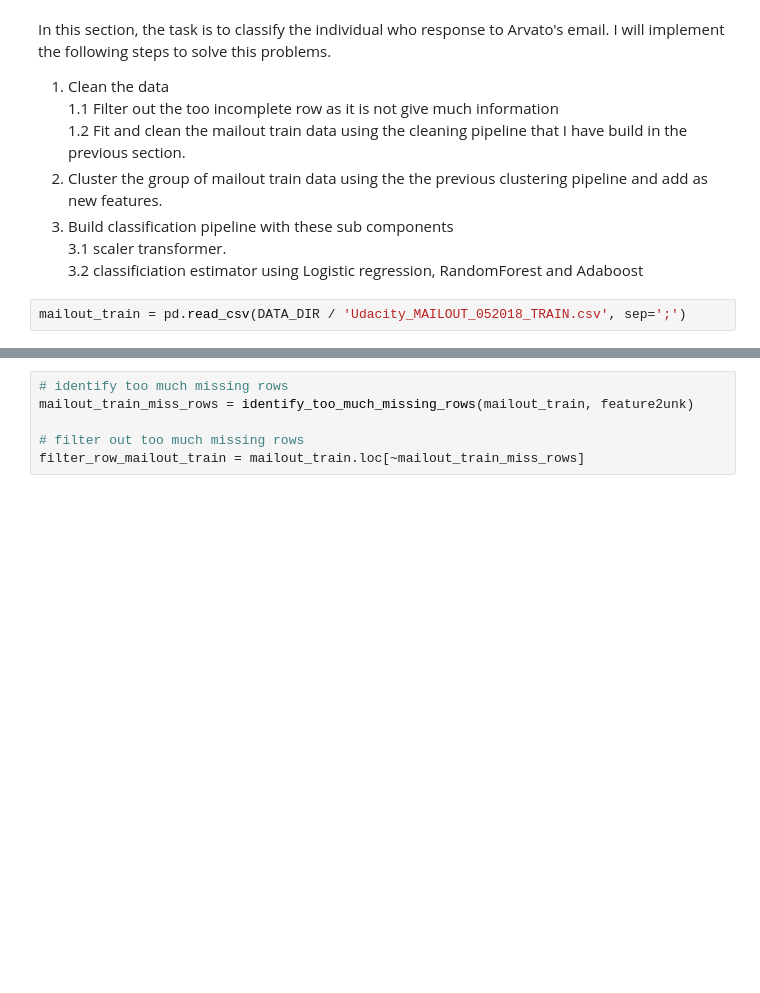
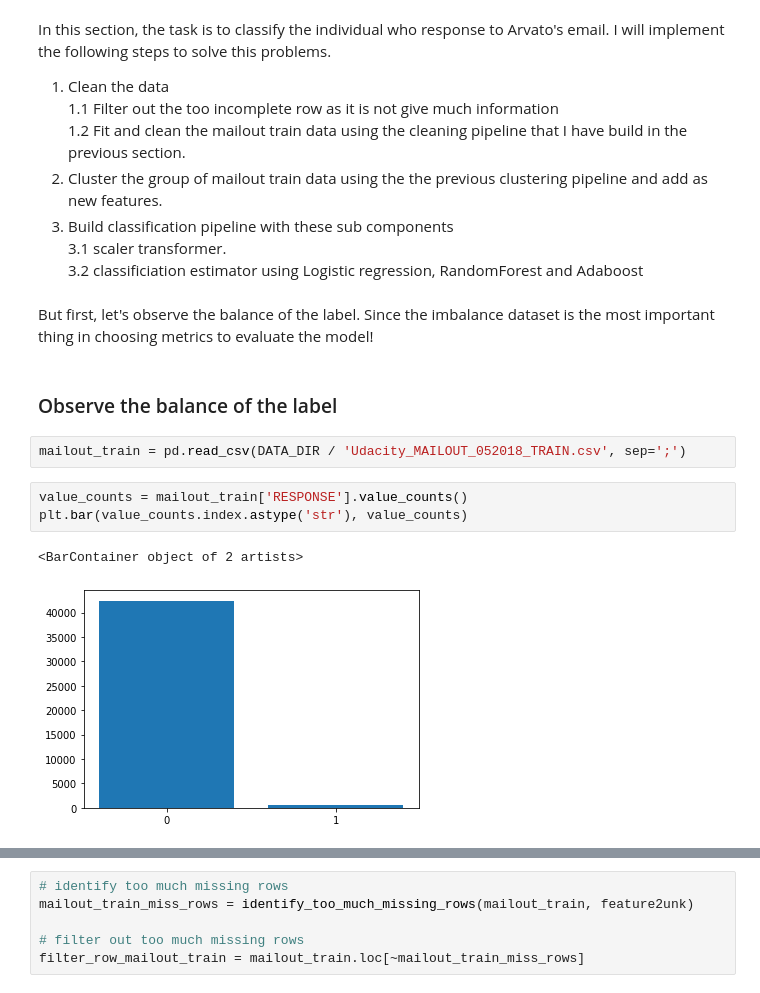
Before and after one commit to korntewin/capstone-arvato-customer-segmentation, a Jupyter notebook: Arvato Project Workbook.ipynb, the cells around one changed output, grey strips where cells are left out. Drawn from its saved outputs; the diff is of its cells as text; blank space fills up the shorter version.

Commit message:
add label imbalance visualization graph

```diff
--- a/Arvato Project Workbook.ipynb
+++ b/Arvato Project Workbook.ipynb
@@ -792,5 +792,15 @@ In this section, the task is to classify the individual who response to Arvato's
 3. Build classification pipeline with these sub components
     3.1 scaler transformer.
     3.2 classificiation estimator using Logistic regression, RandomForest and Adaboost
+# %% [markdown]
+But first, let's observe the balance of the label. Since the imbalance dataset is the most important thing in choosing metrics to evaluate the model!
+# %% [markdown]
+### Observe the balance of the label
 # %%
 mailout_train = pd.read_csv(DATA_DIR / 'Udacity_MAILOUT_052018_TRAIN.csv', sep=';')
+# %%
+value_counts = mailout_train['RESPONSE'].value_counts()
+plt.bar(value_counts.index.astype('str'), value_counts)
+# %% [output]
+<BarContainer object of 2 artists>
+[figure, added]
```
Also changed, not shown: parts of 2 cells of this notebook.
